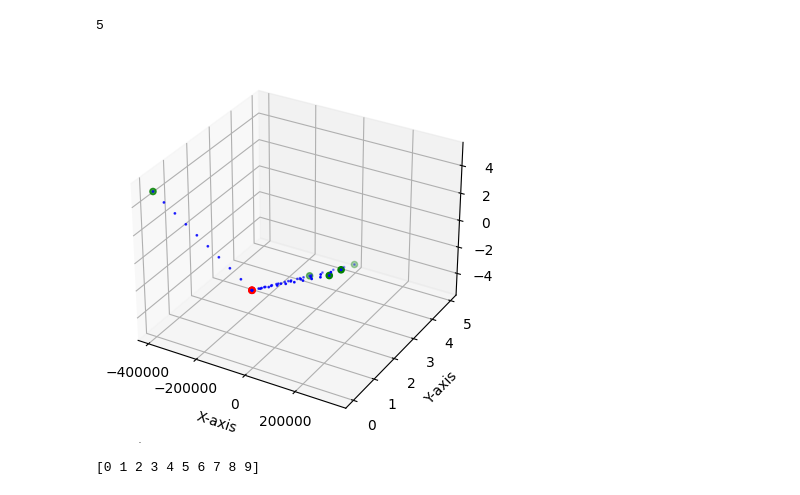
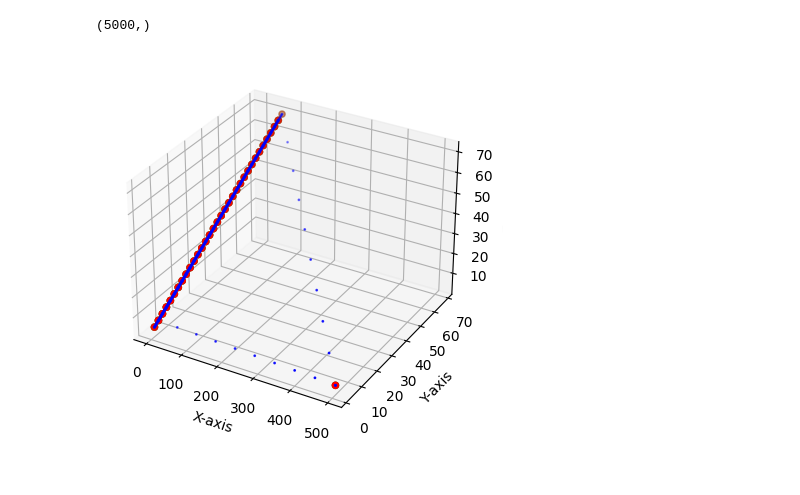
Before and after one commit to KozlovNA/Verle-Gas, a Jupyter notebook: analysis.ipynb, the cells around one changed output. Cells and saved outputs as stored; diff of their text form; code cells hidden in the pictures.

```diff
--- a/analysis.ipynb
+++ b/analysis.ipynb
@@ -5,42 +5,39 @@ from mpl_toolkits.mplot3d import Axes3D
 import pandas as pd
 import numpy as np
 
-npart = 5
-steps = 100
+npart = 100
+steps = 5000
 # Replace 'your_file.csv' with the actual path to your CSV file
 file_path = 'data.csv'
 
 # Read the CSV file into a DataFrame
 df = pd.read_csv(file_path)
 
 #Sample data
 x = np.array([df['x'].iloc[i:i+npart].to_numpy() for i in np.arange(steps)])
-print(np.size(x[i]))
 y = np.array([df['y'].iloc[i:i+npart].to_numpy() for i in np.arange(steps)])
 z = np.array([df['z'].iloc[i:i+npart].to_numpy() for i in np.arange(steps)])
+etot = np.array(df['etot'].iloc[0:steps*npart:npart])
+temp = np.array(df['temp'].iloc[0:steps*npart:npart])
+print(np.shape(temp))
 
 # Create a 3D plot
 fig = plt.figure()
 ax = fig.add_subplot(111, projection='3d')
 
 # Scatter plot
-i = 90
+i = 3
 ax.scatter(x[1], y[1], z[1], c='r', marker='o')
 ax.scatter(x[i], y[i], z[i], c='g', marker='o')
 ax.scatter(np.linspace(x[0], x[i], 10), np.linspace(y[0], y[i], 10), np.linspace(z[0], z[i], 10), c='b', s=1)
 
 # Set axis labels
 ax.set_xlabel('X-axis')
 ax.set_ylabel('Y-axis')
 ax.set_zlabel('Z-axis')
 
 # Show the plot
 plt.show()
 # %% [output]
-5
+(5000,)
-[figure, old version]
+[figure, new version]
-# %%
-x = np.arange(10)
-print(x)
-# %% [output]
-[0 1 2 3 4 5 6 7 8 9]
```
Also changed, not shown: parts of 3 cells of this notebook, 1 other file.
